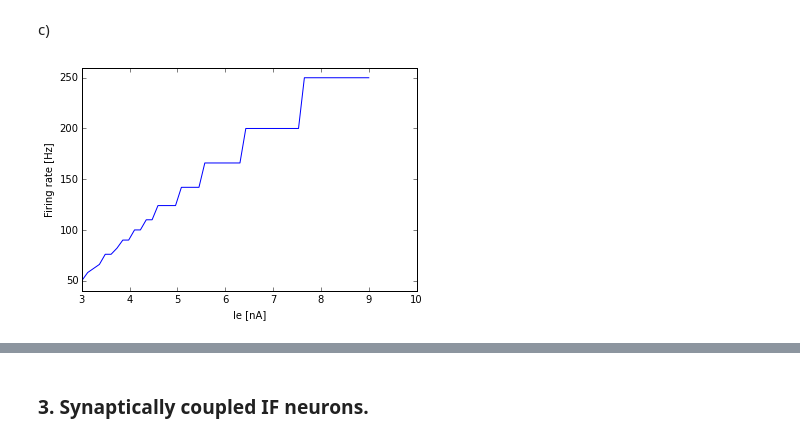
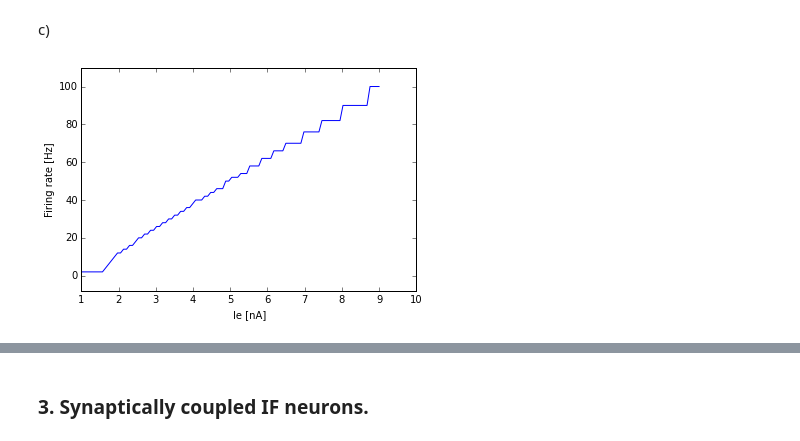
Before and after one commit to dokato/mns, a Jupyter notebook: MNS_4.ipynb, the cells around one changed output, grey strips where cells are left out. Cells and saved outputs as stored; diff of their text form; code cells hidden in the pictures.

```diff
--- a/MNS_4.ipynb
+++ b/MNS_4.ipynb
@@ -174,18 +178,18 @@ Firing rate: 50.0 Hz
 # %% [markdown]
 c)
 # %%
-ie_range = np.linspace(0.3, 0.9)*1e-8
+ie_range = np.linspace(0.1, 0.9, 100)*1e-8
 
 frates = np.zeros(len(ie_range))
 
 for e, ie in enumerate(ie_range):
     v, isyn, im, gsyn = synaptic_values_lif(Esyn, tv, v_th, v_reset, ie)
     frates[e] = len(np.where(np.max(v)==v)[0])*1./0.5
 
 plt.plot(ie_range*1e9, frates)
 plt.xlabel('Ie [nA]')
 plt.ylabel('Firing rate [Hz]')
 plt.ylim([min(frates)-10, max(frates)+10])
 plt.show()
 # %% [output]
-[figure, old version]
+[figure, new version]
```
Also changed, not shown: parts of 17 cells of this notebook.
